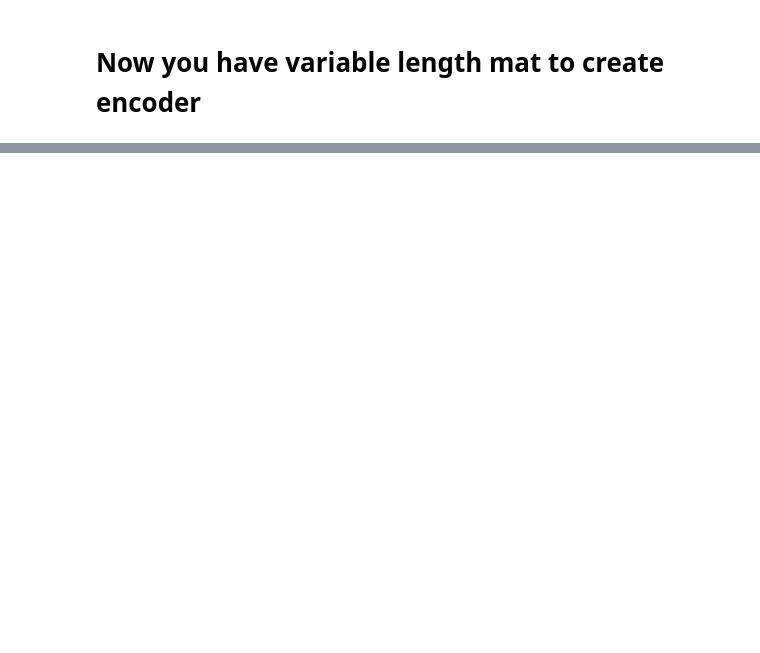
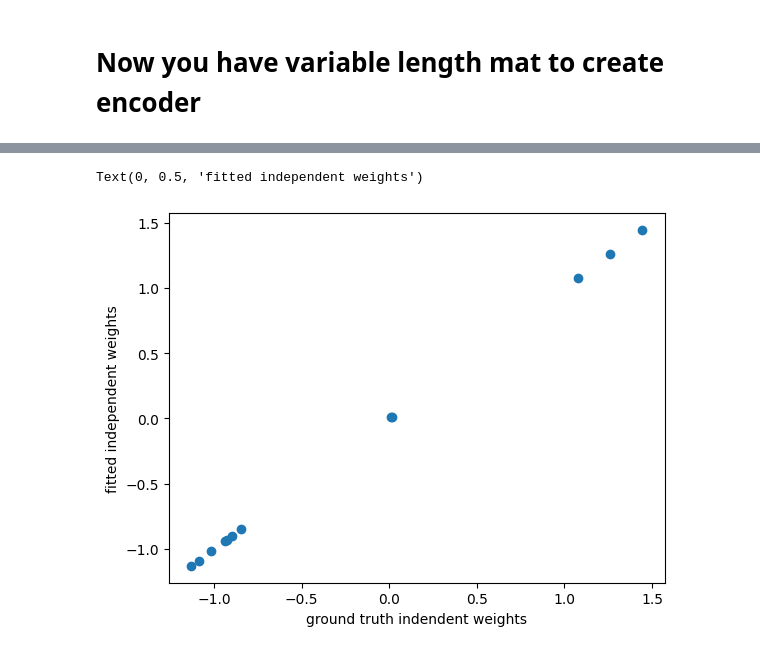
Before and after one commit to swagatam101/doe, a Jupyter notebook: new_efforts-v5.ipynb, the cells around one changed output, grey strips where cells are left out. Saved outputs shown, nothing was run; the diff lists cells and outputs as text; code cells hidden in the pictures; blank space fills up the shorter version.

```diff
--- a/new_efforts-v5.ipynb
+++ b/new_efforts-v5.ipynb
@@ -135,4 +182,9 @@ plt.scatter(fit_responses, responses)
 # %%
 plt.scatter(model.independent_weights, weights[fit_model.independent_indices])
+plt.xlabel("ground truth indendent weights")
+plt.ylabel('fitted independent weights')
+# %% [output]
+Text(0, 0.5, 'fitted independent weights')
+[figure, added]
 # %%
 plt.scatter(model.pairwise_weights, weights[fit_model.pairwise_indices])
```
Also changed, not shown: parts of 40 cells of this notebook, 2 other files.
